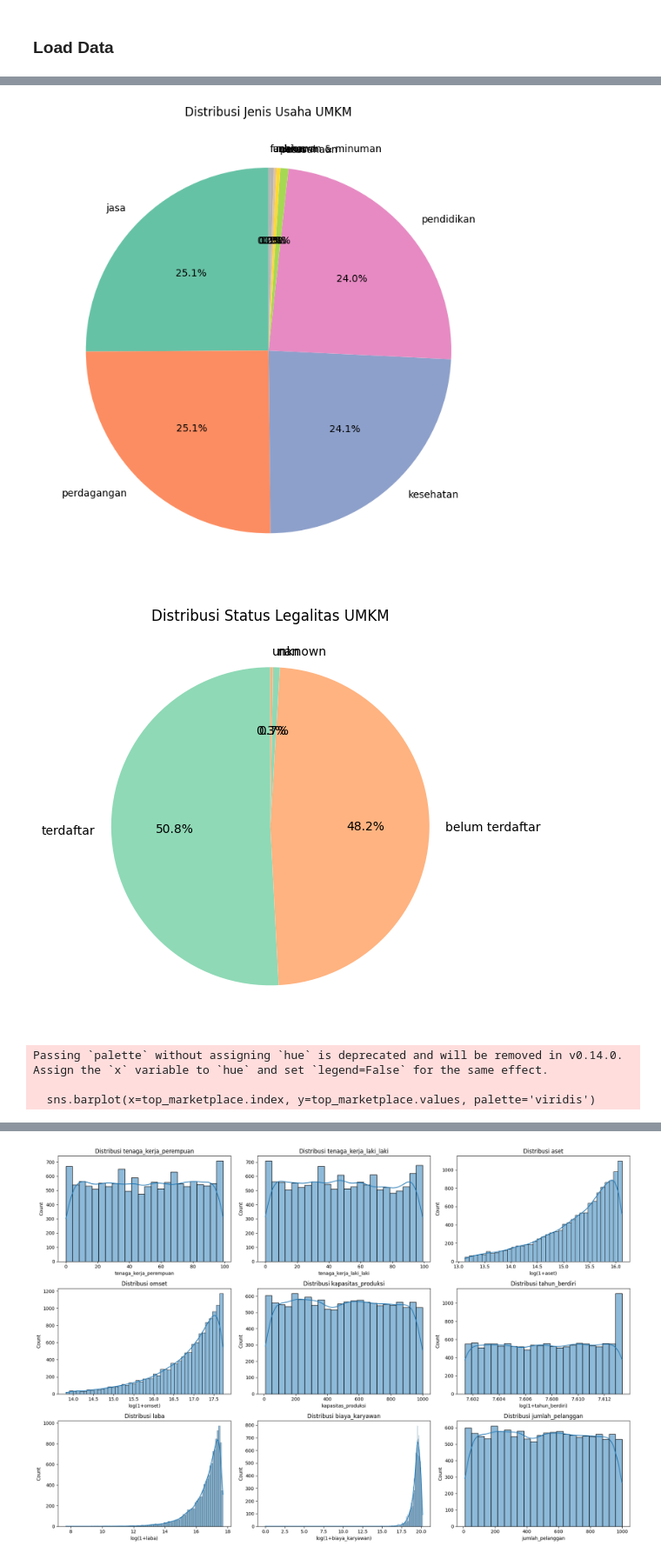
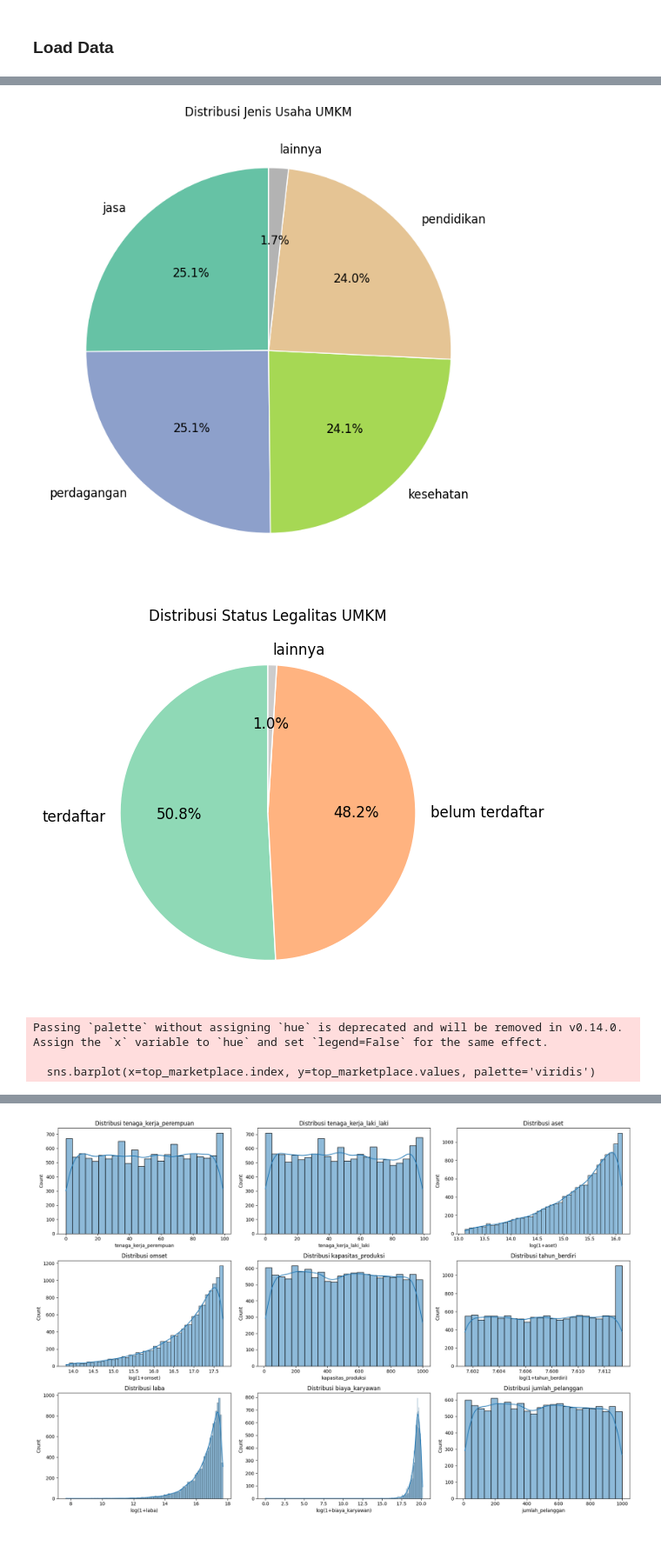
Before and after one commit to Mumtazee14/Jack-CCC, a Jupyter notebook: Jack_CCC.ipynb, the cells around one changed output, grey strips where cells are left out. Shown at 87% size. Drawn from its saved outputs; the diff is of its cells as text; code cells hidden in the pictures.

```diff
--- a/Jack_CCC.ipynb
+++ b/Jack_CCC.ipynb
@@ -97,17 +104,38 @@ summary_df = pd.DataFrame(summary).T
 summary_df.columns = ['Ringkasan']
 display(summary_df)
 
-# Distribusi Jenis Usaha
+# Tentukan threshold minimal proporsi agar kategori tetap tampil, sisanya jadi 'lainnya'
+threshold = 0.05  # 5% dari total data, sesuaikan jika perlu
+jenis_counts = umkm['jenis_usaha'].value_counts(normalize=True)
+kategori_besar = jenis_counts[jenis_counts >= threshold].index
+
+# Buat kolom baru dengan label 'lainnya' untuk kategori yang sedikit
+umkm['jenis_usaha_plot'] = umkm['jenis_usaha'].apply(lambda x: x if x in kategori_besar else 'lainnya')
+
+# Plot pie chart yang sudah dirapikan
 plt.figure(figsize=(7,7))
-umkm['jenis_usaha'].value_counts().plot.pie(autopct='%1.1f%%', startangle=90, cmap='Set2')
+umkm['jenis_usaha_plot'].value_counts().plot.pie(
+    autopct='%1.1f%%', startangle=90, cmap='Set2',
+    wedgeprops={'edgecolor': 'white'}, textprops={'fontsize': 12}
+)
 plt.title('Distribusi Jenis Usaha UMKM')
 plt.ylabel('')
 plt.tight_layout()
 plt.show()
 
-# Status Legalitas
+# Gabungkan kategori minoritas/asing jadi 'lainnya'
+umkm['status_legalitas_plot'] = umkm['status_legalitas'].apply(
+    lambda x: x if x in ['terdaftar', 'belum terdaftar'] else 'lainnya'
+)
+
+# Plot pie chart status legalitas yang sudah bersih
 plt.figure(figsize=(6,6))
-umkm['status_legalitas'].value_counts().plot.pie(autopct='%1.1f%%', startangle=90, colors=['#8fd9b6','#ffb380'])
+umkm['status_legalitas_plot'].value_counts().plot.pie(
+    autopct='%1.1f%%', startangle=90,
+    colors=['#8fd9b6','#ffb380','#cccccc'],
+    wedgeprops={'edgecolor':'white'},
+    textprops={'fontsize':12}
+)
 plt.title('Distribusi Status Legalitas UMKM')
 plt.ylabel('')
 plt.tight_layout()
@@ -142,35 +170,35 @@ Data columns (total 14 columns):
  0   id_umkm                 13467 non-null  object
  1   nama_usaha              13564 non-null  object
  2   jenis_usaha             13467 non-null  object
  3   tenaga_kerja_perempuan  13408 non-null  Int64
  4   tenaga_kerja_laki_laki  13429 non-null  Int64
  5   aset                    13422 non-null  Int64
  6   omset                   13423 non-null  Int64
 ... (5 lines left out)
  12  biaya_karyawan          13430 non-null  Int64
  13  jumlah_pelanggan        13412 non-null  Int64
 dtypes: Int64(9), object(5)
 memory usage: 1.6+ MB
 <IPython.core.display.HTML object>
 |  | Ringkasan |
 | Total Data | 13564 |
 | Jenis Usaha Terbanyak | jasa |
 | Jumlah Jenis Usaha | 9 |
 | Status Legalitas Terdaftar (%) | 50.84046 |
 | Rata-rata Aset | 5223369.174639 |
 | Median Aset | 5211246.5 |
 | Min Aset | 500233 |
 | Max Aset | 9999760 |
 | Rata-rata Omset | 25556075.975192 |
 | Median Omset | 25611802.0 |
 | ... | ... |
 | Rata-rata TK Laki-laki | 49.138432 |
 | Marketplace Terpopuler | website sendiri |
 | Tahun Berdiri Median | 2012.0 |
 | Tahun Berdiri Min | 2000 |
 | Tahun Berdiri Max | 2024 |
-[figure, old version]
+[figure, new version]
-[figure, old version]
+[figure, new version]
 Passing `palette` without assigning `hue` is deprecated and will be removed in v0.14.0. Assign the `x` variable to `hue` and set `legend=False` for the same effect.
 
   sns.barplot(x=top_marketplace.index, y=top_marketplace.values, palette='viridis')
```
Also changed, not shown: parts of 19 cells of this notebook.
